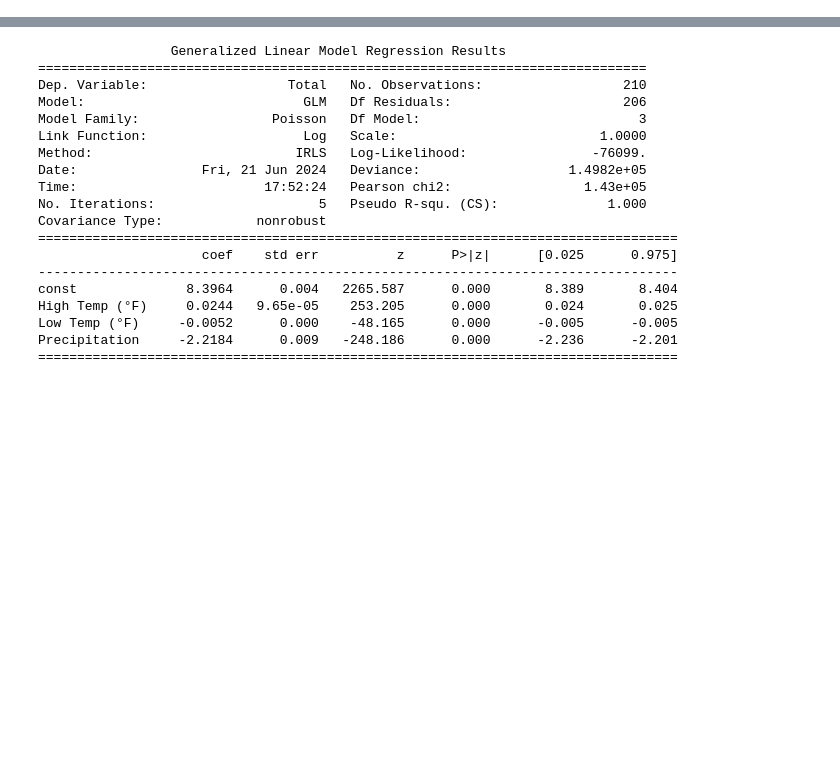
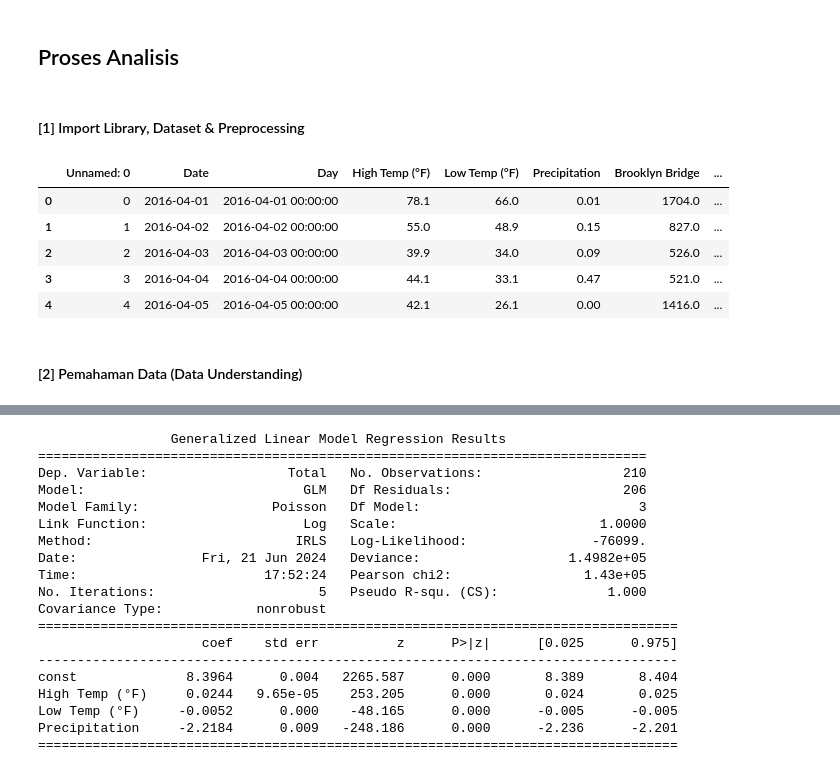
Before and after one commit to ekaputra04/statistika-python, a Jupyter notebook: poisson-regression/1-nyc-east-river-bicycle-counts/app.ipynb, the cells around one changed output, grey strips where cells are left out. Cells and saved outputs as stored; diff of their text form; code cells hidden in the pictures; blank space fills up the shorter version.

```diff
--- a/poisson-regression/1-nyc-east-river-bicycle-counts/app.ipynb
+++ b/poisson-regression/1-nyc-east-river-bicycle-counts/app.ipynb
@@ -0,0 +45,29 @@
+# %% [markdown]
+## Proses Analisis
+# %% [markdown]
+#### [1] Import Library, Dataset & Preprocessing
+# %%
+# Import library yang diperlukan
+import pandas as pd
+import statsmodels.api as sm
+import matplotlib.pyplot as plt
+import seaborn as sns
+
+# Memuat dataset
+file_path = 'nyc-east-river-bicycle-counts.csv'
+data = pd.read_csv(file_path)
+
+# Membersihkan data
+data['Date'] = pd.to_datetime(data['Date'])
+data['Precipitation'] = data['Precipitation'].replace({'T': 0, '0.47 (S)': 0.47}).astype(float)
+
+data.head()
+# %% [output]
+|  | Unnamed: 0 | Date | Day | High Temp (°F) | Low Temp (°F) | Precipitation | Brooklyn Bridge | ... |
+| 0 | 0 | 2016-04-01 | 2016-04-01 00:00:00 | 78.1 | 66.0 | 0.01 | 1704.0 | ... |
+| 1 | 1 | 2016-04-02 | 2016-04-02 00:00:00 | 55.0 | 48.9 | 0.15 | 827.0 | ... |
+| 2 | 2 | 2016-04-03 | 2016-04-03 00:00:00 | 39.9 | 34.0 | 0.09 | 526.0 | ... |
+| 3 | 3 | 2016-04-04 | 2016-04-04 00:00:00 | 44.1 | 33.1 | 0.47 | 521.0 | ... |
+| 4 | 4 | 2016-04-05 | 2016-04-05 00:00:00 | 42.1 | 26.1 | 0.00 | 1416.0 | ... |
+# %% [markdown]
+#### [2] Pemahaman Data (Data Understanding)
```
Also changed, not shown: parts of 18 cells of this notebook, 2 other files.
